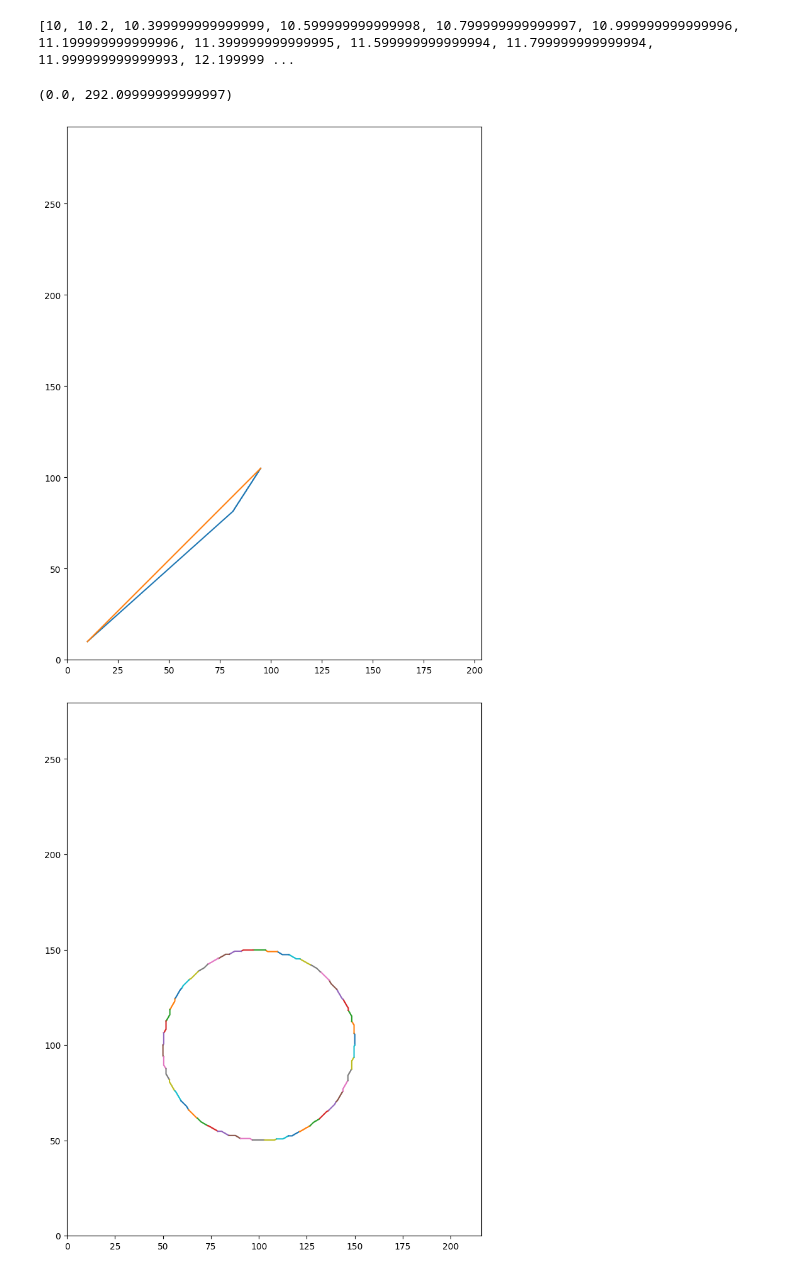
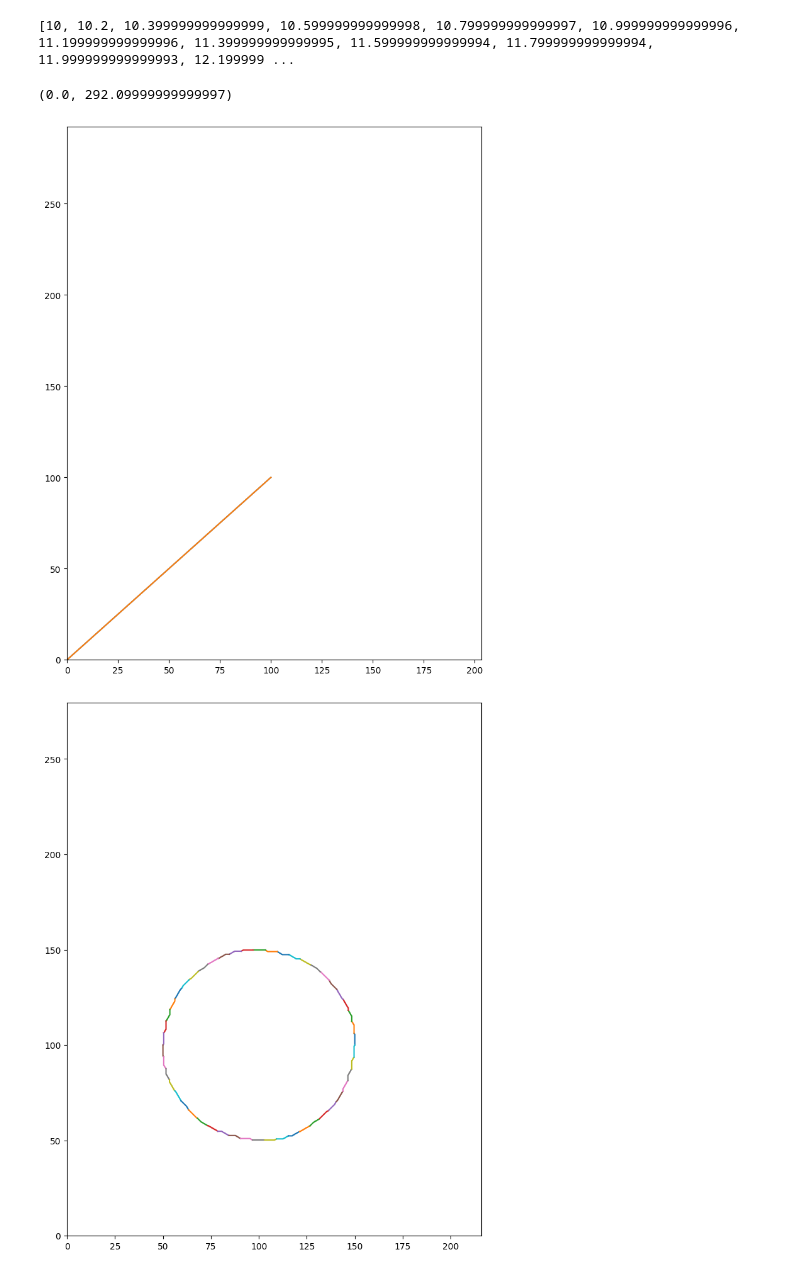
Before and after one commit to srinath-iyer/Drawing-Bot, a Jupyter notebook: examples/movement_sim.ipynb, the cells around one changed output. Drawn from its saved outputs; the diff is of its cells as text; code cells hidden in the pictures.

```diff
--- a/examples/movement_sim.ipynb
+++ b/examples/movement_sim.ipynb
@@ -119,18 +119,18 @@ print(*go_to_original(10,10,105,105,0.2**2,0.2))
 # %% [output]
 [10, 10.2, 10.399999999999999, 10.599999999999998, 10.799999999999997, 10.999999999999996, 11.199999999999996, 11.399999999999995, 11.599999999999994, 11.799999999999994, 11.999999999999993, 12.199999 ...
 # %%
-x1,x2=10,95
-y1,y2=10,105
+x1,x2=0,100
+y1,y2=0,100
 plt.figure(figsize=(8.5,11))
 
 plt.plot(*go_to_final(x1,y1,x2,y2,0.2**2,0.2))
 plt.plot([x1,x2],[y1,y2])
 
 plt.xlim((0,25.4*8))
 plt.ylim((0,25.4*11.5))
 # %% [output]
 (0.0, 292.09999999999997)
-[figure, old version]
+[figure, new version]
 # %%
 # Circle function:
 # radius = 1cm, so circumference = 2
```
Also changed, not shown: parts of 1 cell of this notebook, 2 other files.
